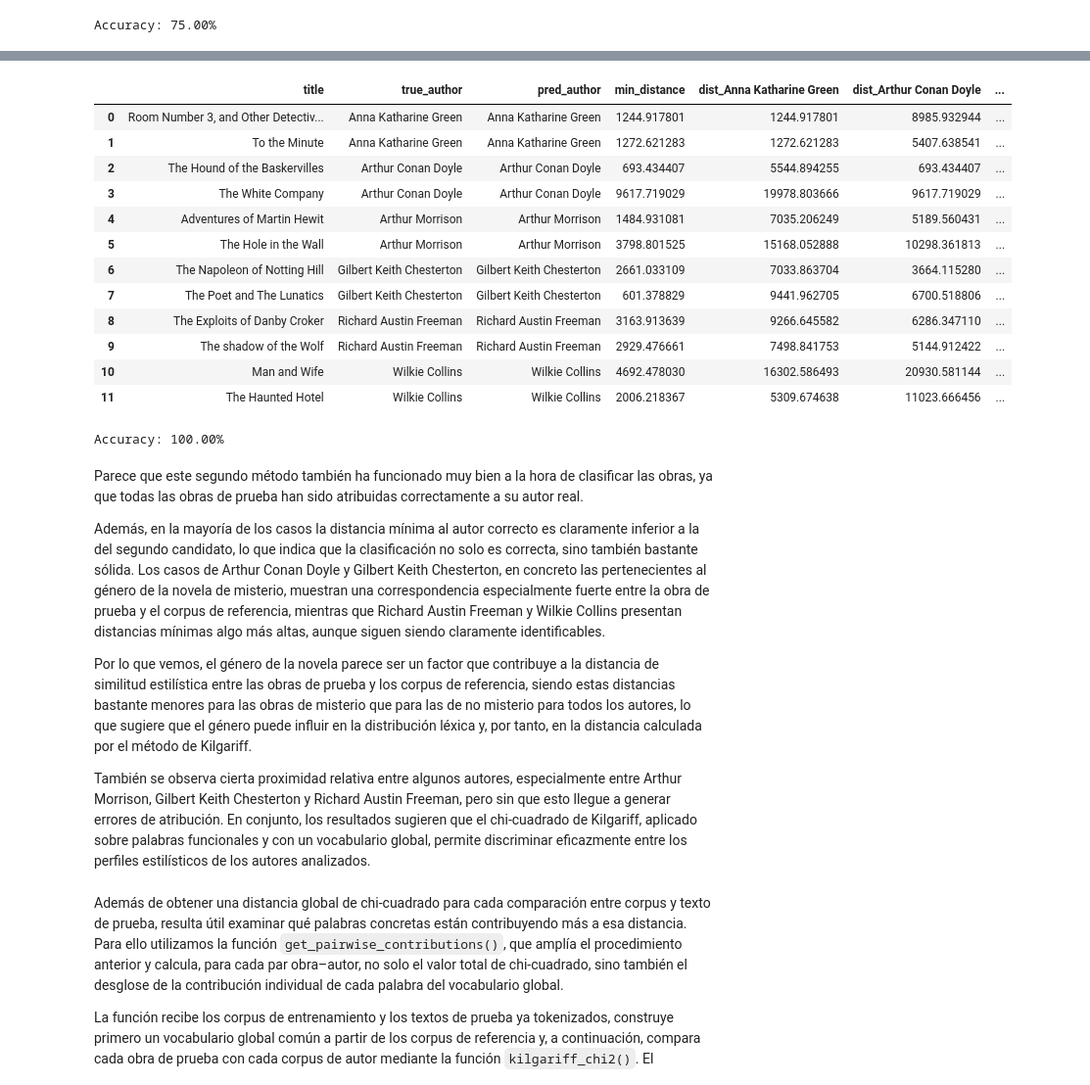
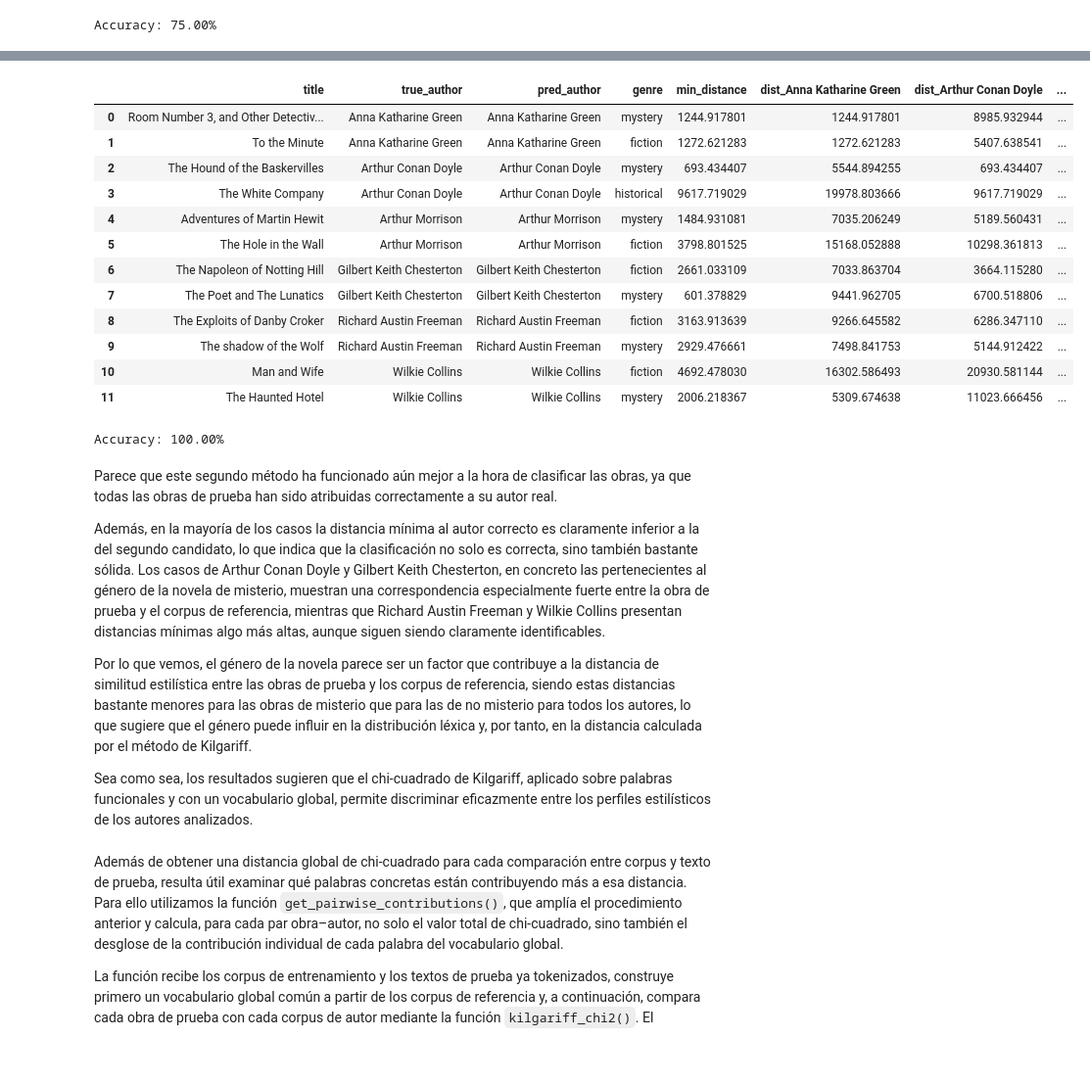
Before and after one commit to Elle518/whodunit-stylometry, a Jupyter notebook: notebooks/02_classic_stylometric_tests.ipynb, the cells around one changed output, grey strips where cells are left out. Shown at 98% size. Cells and saved outputs as stored; diff of their text form; code cells hidden in the pictures; blank space fills up the shorter version.

```diff
--- a/notebooks/02_classic_stylometric_tests.ipynb
+++ b/notebooks/02_classic_stylometric_tests.ipynb
@@ -627,51 +627,52 @@ results = classify_test_works_kilgariff(
 # %%
 # Creamos un DataFrame con los resultados de la clasificación
 rows = []
 
 for k, info in results.items():
     ranking = dict(info["ranking"])
     true_author = k.split("_")[0]
     file_name = "_".join(k.split("_")[1:]) + ".txt"
     rows.append(
         {
             "title": df_test[df_test["file_name"] == file_name]["title"].values[0],
             "true_author": true_author,
             "pred_author": info["prediccion"],
+            "genre": df_test[df_test["file_name"] == file_name]["genre"].values[0],
             "min_distance": min(ranking.values()),
             **{f"dist_{a.split('_')[0]}": ranking.get(a.split("_")[0]) for a in results.keys()},
             "correct": info["prediccion"] == true_author,
         }
     )
 
 results_k_df = pd.DataFrame(rows)
 results_k_df
 # %% [output]
-|  | title | true_author | pred_author | min_distance | dist_Anna Katharine Green | dist_Arthur Conan Doyle | ... |
-| 0 | Room Number 3, and Other Detectiv... | Anna Katharine Green | Anna Katharine Green | 1244.917801 | 1244.917801 | 8985.932944 | ... |
-| 1 | To the Minute | Anna Katharine Green | Anna Katharine Green | 1272.621283 | 1272.621283 | 5407.638541 | ... |
-| 2 | The Hound of the Baskervilles | Arthur Conan Doyle | Arthur Conan Doyle | 693.434407 | 5544.894255 | 693.434407 | ... |
-| 3 | The White Company | Arthur Conan Doyle | Arthur Conan Doyle | 9617.719029 | 19978.803666 | 9617.719029 | ... |
-| 4 | Adventures of Martin Hewit | Arthur Morrison | Arthur Morrison | 1484.931081 | 7035.206249 | 5189.560431 | ... |
-| 5 | The Hole in the Wall | Arthur Morrison | Arthur Morrison | 3798.801525 | 15168.052888 | 10298.361813 | ... |
-| 6 | The Napoleon of Notting Hill | Gilbert Keith Chesterton | Gilbert Keith Chesterton | 2661.033109 | 7033.863704 | 3664.115280 | ... |
-| 7 | The Poet and The Lunatics | Gilbert Keith Chesterton | Gilbert Keith Chesterton | 601.378829 | 9441.962705 | 6700.518806 | ... |
-| 8 | The Exploits of Danby Croker | Richard Austin Freeman | Richard Austin Freeman | 3163.913639 | 9266.645582 | 6286.347110 | ... |
-| 9 | The shadow of the Wolf | Richard Austin Freeman | Richard Austin Freeman | 2929.476661 | 7498.841753 | 5144.912422 | ... |
-| 10 | Man and Wife | Wilkie Collins | Wilkie Collins | 4692.478030 | 16302.586493 | 20930.581144 | ... |
-| 11 | The Haunted Hotel | Wilkie Collins | Wilkie Collins | 2006.218367 | 5309.674638 | 11023.666456 | ... |
+|  | title | true_author | pred_author | genre | min_distance | dist_Anna Katharine Green | dist_Arthur Conan Doyle | ... |
+| 0 | Room Number 3, and Other Detectiv... | Anna Katharine Green | Anna Katharine Green | mystery | 1244.917801 | 1244.917801 | 8985.932944 | ... |
+| 1 | To the Minute | Anna Katharine Green | Anna Katharine Green | fiction | 1272.621283 | 1272.621283 | 5407.638541 | ... |
+| 2 | The Hound of the Baskervilles | Arthur Conan Doyle | Arthur Conan Doyle | mystery | 693.434407 | 5544.894255 | 693.434407 | ... |
+| 3 | The White Company | Arthur Conan Doyle | Arthur Conan Doyle | historical | 9617.719029 | 19978.803666 | 9617.719029 | ... |
+| 4 | Adventures of Martin Hewit | Arthur Morrison | Arthur Morrison | mystery | 1484.931081 | 7035.206249 | 5189.560431 | ... |
+| 5 | The Hole in the Wall | Arthur Morrison | Arthur Morrison | fiction | 3798.801525 | 15168.052888 | 10298.361813 | ... |
+| 6 | The Napoleon of Notting Hill | Gilbert Keith Chesterton | Gilbert Keith Chesterton | fiction | 2661.033109 | 7033.863704 | 3664.115280 | ... |
+| 7 | The Poet and The Lunatics | Gilbert Keith Chesterton | Gilbert Keith Chesterton | mystery | 601.378829 | 9441.962705 | 6700.518806 | ... |
+| 8 | The Exploits of Danby Croker | Richard Austin Freeman | Richard Austin Freeman | fiction | 3163.913639 | 9266.645582 | 6286.347110 | ... |
+| 9 | The shadow of the Wolf | Richard Austin Freeman | Richard Austin Freeman | mystery | 2929.476661 | 7498.841753 | 5144.912422 | ... |
+| 10 | Man and Wife | Wilkie Collins | Wilkie Collins | fiction | 4692.478030 | 16302.586493 | 20930.581144 | ... |
+| 11 | The Haunted Hotel | Wilkie Collins | Wilkie Collins | mystery | 2006.218367 | 5309.674638 | 11023.666456 | ... |
 # %%
 accuracy = results_k_df["correct"].mean()
 print(f"Accuracy: {accuracy:.2%}")
 # %% [output]
 Accuracy: 100.00%
 # %% [markdown]
-Parece que este segundo método también ha funcionado muy bien a la hora de clasificar las obras, ya que todas las obras de prueba han sido atribuidas correctamente a su autor real.
+Parece que este segundo método ha funcionado aún mejor a la hora de clasificar las obras, ya que todas las obras de prueba han sido atribuidas correctamente a su autor real.
 
 Además, en la mayoría de los casos la distancia mínima al autor correcto es claramente inferior a la del segundo candidato, lo que indica que la clasificación no solo es correcta, sino también bastante sólida. Los casos de Arthur Conan Doyle y Gilbert Keith Chesterton, en concreto las pertenecientes al género de la novela de misterio, muestran una correspondencia especialmente fuerte entre la obra de prueba y el corpus de referencia, mientras que Richard Austin Freeman y Wilkie Collins presentan distancias mínimas algo más altas, aunque siguen siendo claramente identificables.
 
 Por lo que vemos, el género de la novela parece ser un factor que contribuye a la distancia de similitud estilística entre las obras de prueba y los corpus de referencia, siendo estas distancias bastante menores para las obras de misterio que para las de no misterio para todos los autores, lo que sugiere que el género puede influir en la distribución léxica y, por tanto, en la distancia calculada por el método de Kilgariff.
 
-También se observa cierta proximidad relativa entre algunos autores, especialmente entre Arthur Morrison, Gilbert Keith Chesterton y Richard Austin Freeman, pero sin que esto llegue a generar errores de atribución. En conjunto, los resultados sugieren que el chi-cuadrado de Kilgariff, aplicado sobre palabras funcionales y con un vocabulario global, permite discriminar eficazmente entre los perfiles estilísticos de los autores analizados.
+Sea como sea, los resultados sugieren que el chi-cuadrado de Kilgariff, aplicado sobre palabras funcionales y con un vocabulario global, permite discriminar eficazmente entre los perfiles estilísticos de los autores analizados.
 # %% [markdown]
 Además de obtener una distancia global de chi-cuadrado para cada comparación entre corpus y texto de prueba, resulta útil examinar qué palabras concretas están contribuyendo más a esa distancia. Para ello utilizamos la función `get_pairwise_contributions()`, que amplía el procedimiento anterior y calcula, para cada par obra–autor, no solo el valor total de chi-cuadrado, sino también el desglose de la contribución individual de cada palabra del vocabulario global.
 
```
Also changed, not shown: parts of 13 cells of this notebook.
